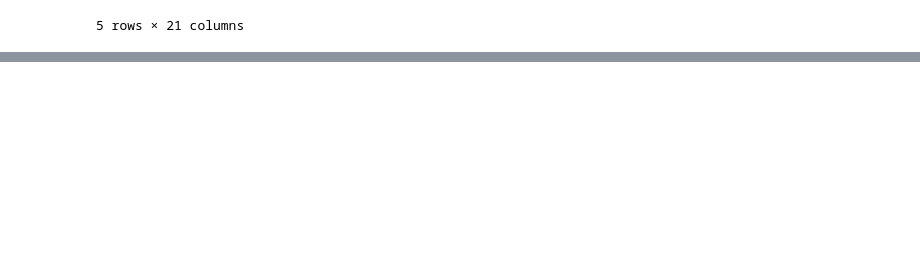
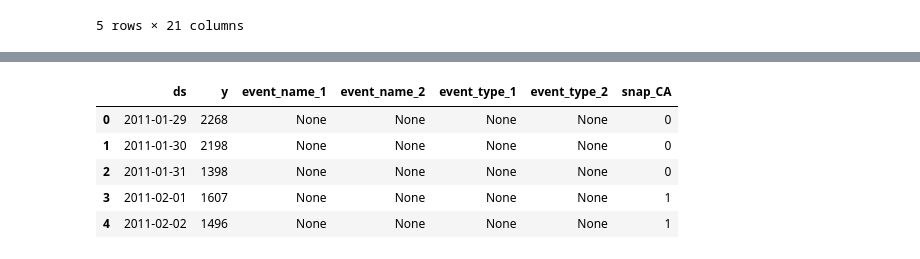
Before and after one commit to bartadamiec/walmart_sales, a Jupyter notebook: projekt.ipynb, the cells around one changed output, grey strips where cells are left out. Drawn from its saved outputs; the diff is of its cells as text; code cells hidden in the pictures; blank space fills up the shorter version.

```diff
--- a/projekt.ipynb
+++ b/projekt.ipynb
@@ -231,0 +321,24 @@ np.float64(478.3778324127197)
+# %%
+fresh = ca1_validation_calendar_sell_prices[ca1_validation_calendar_sell_prices["dept_id"] == "FOODS_3"]
+
+fresh = fresh.groupby("ds").agg({
+    "y": "sum",
+    "event_name_1": "first",
+    "event_name_2": "first",
+    "event_type_1": "first",
+    "event_type_2": "first",
+    "snap_CA": "first"
+}).reset_index()
+
+fresh["event_name_1"] = fresh["event_name_1"].fillna("None")
+fresh["event_name_2"] = fresh["event_name_2"].fillna("None")
+fresh["event_type_1"] = fresh["event_type_1"].fillna("None")
+fresh["event_type_2"] = fresh["event_type_2"].fillna("None")
+fresh.head()
+# %% [output]
+|  | ds | y | event_name_1 | event_name_2 | event_type_1 | event_type_2 | snap_CA |
+| 0 | 2011-01-29 | 2268 | None | None | None | None | 0 |
+| 1 | 2011-01-30 | 2198 | None | None | None | None | 0 |
+| 2 | 2011-01-31 | 1398 | None | None | None | None | 0 |
+| 3 | 2011-02-01 | 1607 | None | None | None | None | 1 |
+| 4 | 2011-02-02 | 1496 | None | None | None | None | 1 |
```
Also changed, not shown: parts of 17 cells of this notebook.
